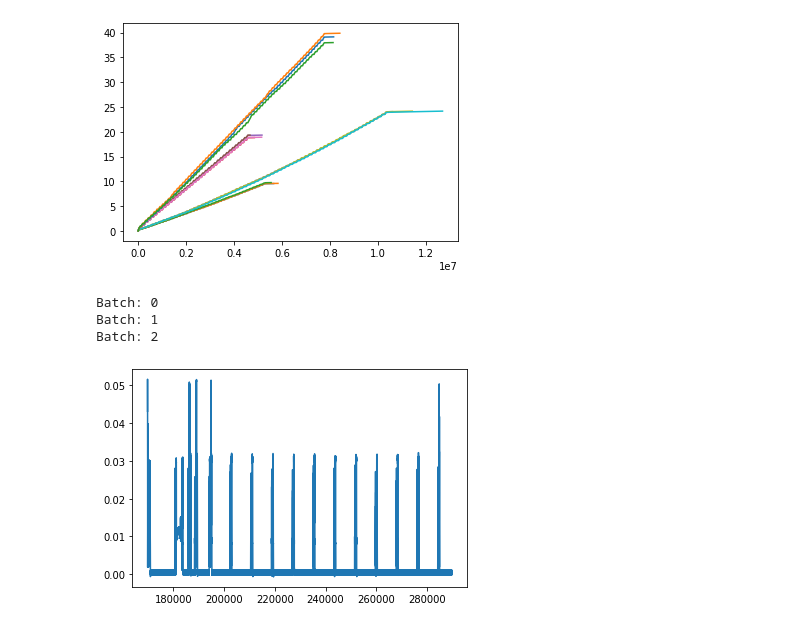
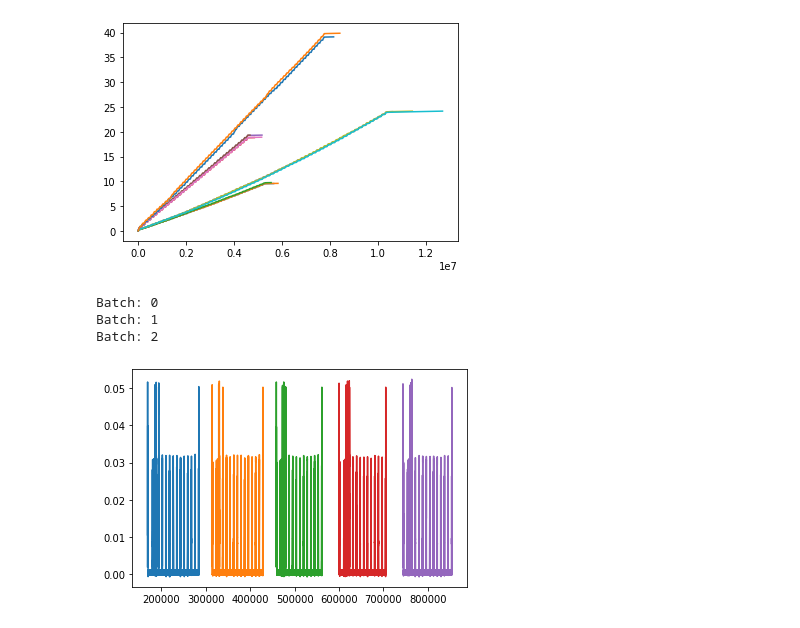
Before and after one commit to crfosse/dt_data, a Jupyter notebook: processing_sweep_psm.ipynb, the cells around one changed output. Drawn from its saved outputs; the diff is of its cells as text; code cells hidden in the pictures.

```diff
--- a/processing_sweep_psm.ipynb
+++ b/processing_sweep_psm.ipynb
@@ -79,7 +81,7 @@ sweep_file3 = "../measurements/otii/sweep_ltem_mqtt_psm_test03.csv"
 mqtt_ltem_data = []
 mqtt_ltem_data.append(pd.read_csv(sweep_file1))
 mqtt_ltem_data.append(pd.read_csv(sweep_file2))
-mqtt_ltem_data.append(pd.read_csv(sweep_file3))
+#mqtt_ltem_data.append(pd.read_csv(sweep_file3)) #major outlier that affects segmenting
 # %%
 coap_nb_energy = []
 coap_nb_current = []
@@ -118,57 +120,20 @@ for i in mqtt_nb_energy:
 for i in mqtt_ltem_energy:
     i.plot()
 # %% [output]
-[figure, old version]
+[figure, new version]
-# %%
-segments_coap_nb = []
-timing_coap_nb = []
-
-batch_start = 160000
-
-in_segment = False
-segment_start = 0
-segment_end = 0
-segment_jump = 20000
-transaction_threshold = 0.04     ## mAh.
-
-# Window width = 30s
-window_offset = 400
-window_width = 120000
-
-idx = 0
-for batch in coap_nb_current:
-    print("Batch: " + str(idx))
-    curr_set = []
-    i = batch_start
-    curr_timing = []
-    endpoint = (batch.index.size)
-    while(i < endpoint):
-        curr_meas = batch.iloc[i]
-        if(curr_meas > transaction_threshold):
-            if(in_segment):
-                curr_timing.append(i-segment_start)
-                i+=segment_jump #inbetween messages
-                in_segment = False
-            else:
-                segment_start = i-window_offset
-                segment_end   = i+window_width
-                curr_set.append(batch.iloc[segment_start:segment_end])
-                i+=rrc_con_nb_t
-                in_segment = True
-        else:
-            i += 1
-    timing_coap_nb.append(curr_timing)
-    segments_coap_nb.append(curr_set)
-    idx += 1
-# %% [output]
-Batch: 0
-Batch: 1
-Batch: 2
+# %%
+[segments_coap_nb, timing_coap_nb] = segment_data(coap_nb_current, 160000, 0.01, 120000, 20000)
+# %% [output]
+Batch: 0
+Batch: 1
+Batch: 2
 # %%
-segments_coap_nb[0][0].plot()
-plt.savefig("coap_nb_segment0.png", transparent = True, dpi = 300)
+for i in range(0,5):
+    segments_coap_nb[0][i].plot()
+
+plt.savefig("segments/coap_nb_segments.png", transparent = True, dpi = 300)
 # %% [output]
-[figure, old version]
+[figure, new version]
 # %%
 fig = plt.figure()
 ax = fig.add_subplot(111)
```
Also changed, not shown: parts of 33 cells of this notebook, 15 other files.
